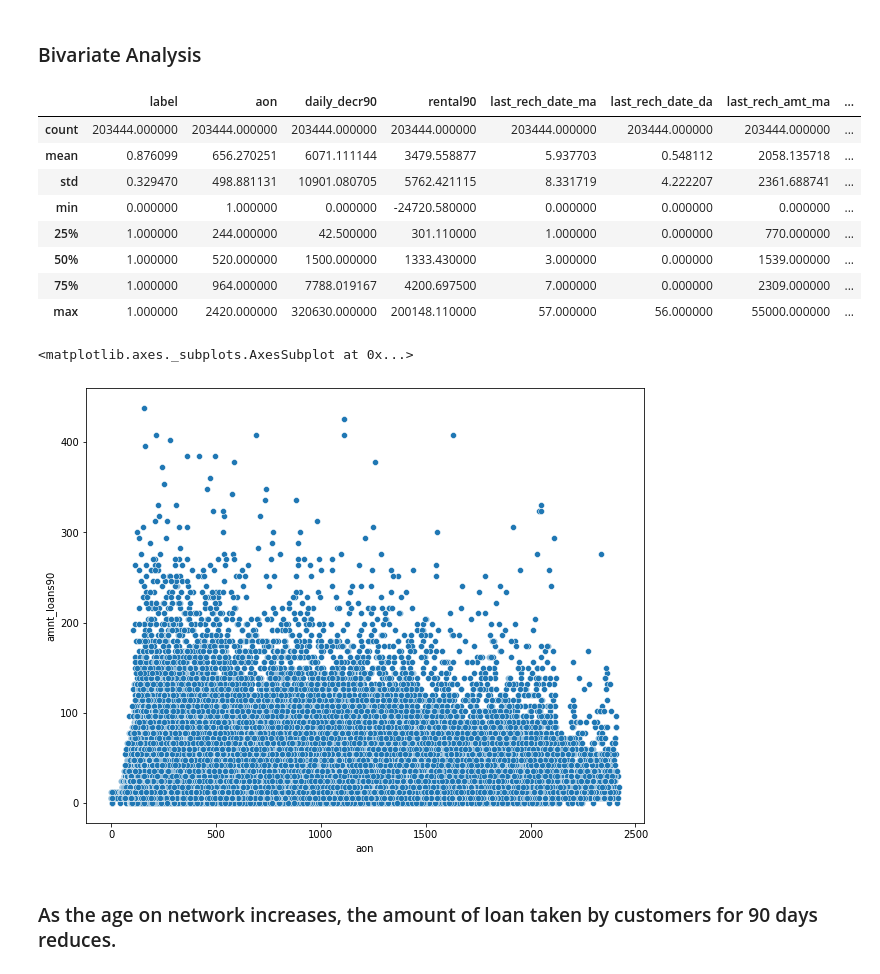
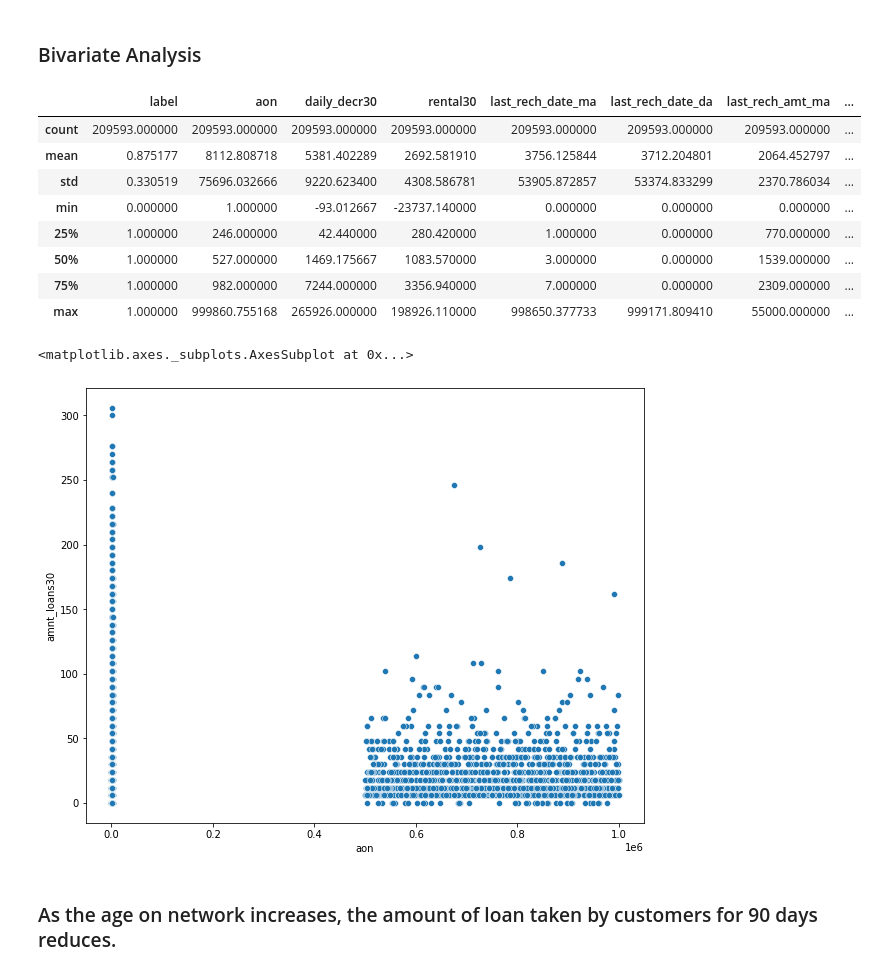
Before and after one commit to amolprabhu/Loan-EMI-Default-Payment-Prediction, a Jupyter notebook: Loan_EMI_Default_Payment_Prediction.ipynb, the cells around one changed output. Saved outputs shown, nothing was run; the diff lists cells and outputs as text; code cells hidden in the pictures.

```diff
--- a/Loan_EMI_Default_Payment_Prediction.ipynb
+++ b/Loan_EMI_Default_Payment_Prediction.ipynb
@@ -223,5 +223,5 @@ print(same_data)
 # %%
-# Dataframe with columns about 90 days information
-days_90 = data.drop(cols_30, axis = 1)
+# Dataframe with columns about 30 days information
+days_30 = data.drop(cols_90, axis = 1)
 # %%
 # Head of the dataframe
@@ -286,7 +286,7 @@ UPW    203444
 Name: pcircle, dtype: int64
 # %%
 # Dropping the 'pcircle' column
-days_90.drop(['pcircle','pdate'], axis = 1, inplace = True)
+days_30.drop(['pcircle','pdate'], axis = 1, inplace = True)
 # %% [markdown]
 ### As 'pcircle' consists of only a single type, we can drop the column.
 # %%
@@ -334,10 +334,10 @@ def convert_negative(column):
     return column
 # %%
 # Converting negative values of the columns to positive values
-days_90['aon'] = days_90['aon'].apply(convert_negative)
-days_90['daily_decr90'] = days_90['daily_decr90'].apply(convert_negative)
-days_90['last_rech_date_da'] = days_90['last_rech_date_da'].apply(convert_negative)
-days_90['last_rech_date_ma'] = days_90['last_rech_date_ma'].apply(convert_negative)
+days_30['aon'] = days_30['aon'].apply(convert_negative)
+days_30['daily_decr90'] = days_30['daily_decr30'].apply(convert_negative)
+days_30['last_rech_date_da'] = days_30['last_rech_date_da'].apply(convert_negative)
+days_30['last_rech_date_ma'] = days_30['last_rech_date_ma'].apply(convert_negative)
 # %% [markdown]
 ## 2. Exploratory Data Analysis (EDA)
 # %% [markdown]
@@ -389,24 +389,24 @@ for column in days_90.columns:
 # %% [markdown]
 ### Bivariate Analysis
 # %%
-days_90.describe()
+days_30.describe()
 # %% [output]
-|  | label | aon | daily_decr90 | rental90 | last_rech_date_ma | last_rech_date_da | last_rech_amt_ma | ... |
-| count | 203444.000000 | 203444.000000 | 203444.000000 | 203444.000000 | 203444.000000 | 203444.000000 | 203444.000000 | ... |
-| mean | 0.876099 | 656.270251 | 6071.111144 | 3479.558877 | 5.937703 | 0.548112 | 2058.135718 | ... |
-| std | 0.329470 | 498.881131 | 10901.080705 | 5762.421115 | 8.331719 | 4.222207 | 2361.688741 | ... |
-| min | 0.000000 | 1.000000 | 0.000000 | -24720.580000 | 0.000000 | 0.000000 | 0.000000 | ... |
-| 25% | 1.000000 | 244.000000 | 42.500000 | 301.110000 | 1.000000 | 0.000000 | 770.000000 | ... |
-| 50% | 1.000000 | 520.000000 | 1500.000000 | 1333.430000 | 3.000000 | 0.000000 | 1539.000000 | ... |
-| 75% | 1.000000 | 964.000000 | 7788.019167 | 4200.697500 | 7.000000 | 0.000000 | 2309.000000 | ... |
-| max | 1.000000 | 2420.000000 | 320630.000000 | 200148.110000 | 57.000000 | 56.000000 | 55000.000000 | ... |
+|  | label | aon | daily_decr30 | rental30 | last_rech_date_ma | last_rech_date_da | last_rech_amt_ma | ... |
+| count | 209593.000000 | 209593.000000 | 209593.000000 | 209593.000000 | 209593.000000 | 209593.000000 | 209593.000000 | ... |
+| mean | 0.875177 | 8112.808718 | 5381.402289 | 2692.581910 | 3756.125844 | 3712.204801 | 2064.452797 | ... |
+| std | 0.330519 | 75696.032666 | 9220.623400 | 4308.586781 | 53905.872857 | 53374.833299 | 2370.786034 | ... |
+| min | 0.000000 | 1.000000 | -93.012667 | -23737.140000 | 0.000000 | 0.000000 | 0.000000 | ... |
+| 25% | 1.000000 | 246.000000 | 42.440000 | 280.420000 | 1.000000 | 0.000000 | 770.000000 | ... |
+| 50% | 1.000000 | 527.000000 | 1469.175667 | 1083.570000 | 3.000000 | 0.000000 | 1539.000000 | ... |
+| 75% | 1.000000 | 982.000000 | 7244.000000 | 3356.940000 | 7.000000 | 0.000000 | 2309.000000 | ... |
+| max | 1.000000 | 999860.755168 | 265926.000000 | 198926.110000 | 998650.377733 | 999171.809410 | 55000.000000 | ... |
 # %%
 # Plot between age on network and amount of loans taken in 90 days
 plt.figure(figsize=(10,8))
-sns.scatterplot(days_90['aon'], days_90['amnt_loans90'])
+sns.scatterplot(days_30['aon'], days_30['amnt_loans30'])
 # %% [output]
 <matplotlib.axes._subplots.AxesSubplot at 0x...>
-[figure, old version]
+[figure, new version]
 # %% [markdown]
 ### As the age on network increases, the amount of loan taken by customers for 90 days reduces.
 # %%
```
Also changed, not shown: parts of 39 cells of this notebook.
